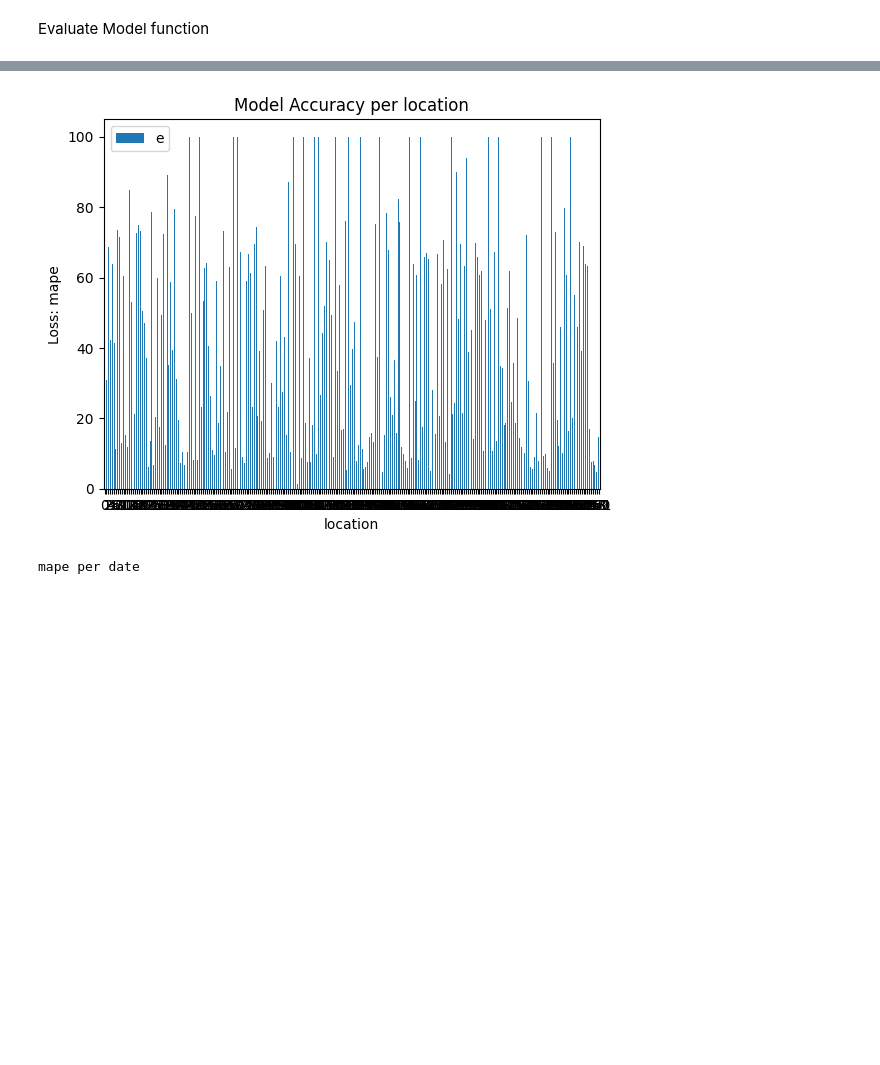
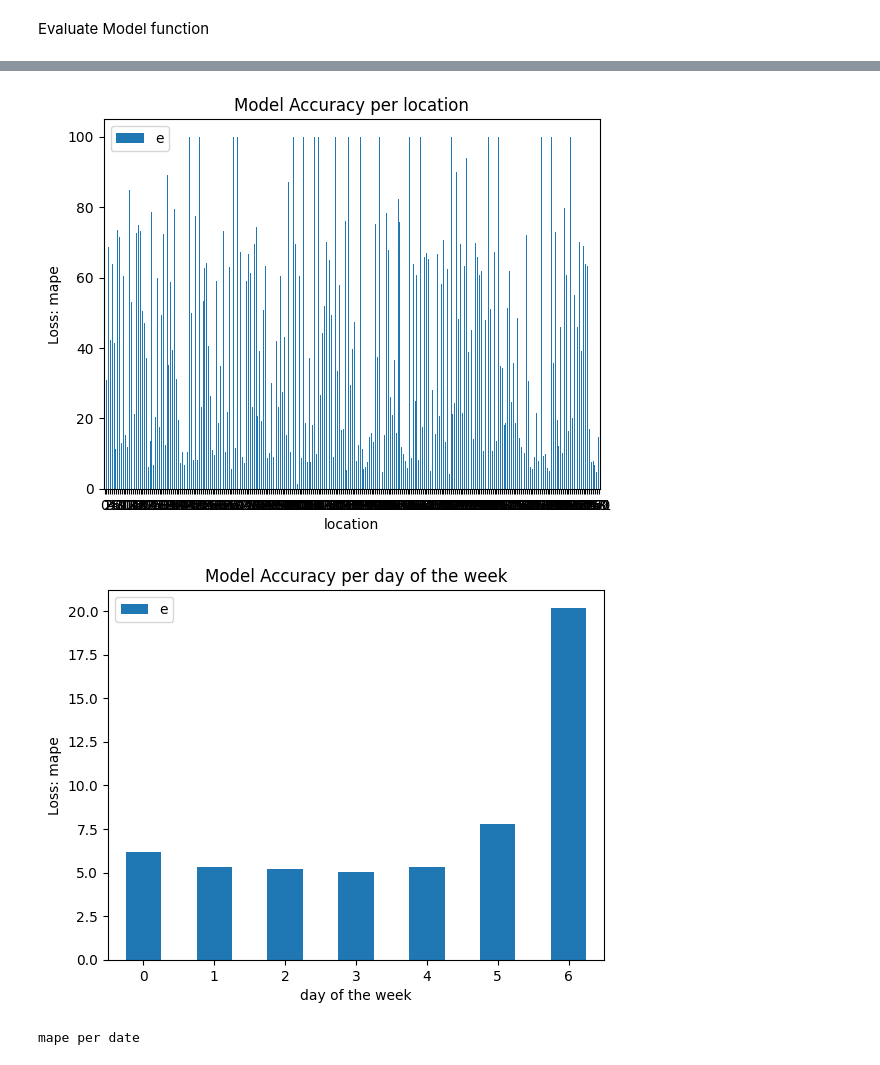
Before and after one commit to danaeis/shoofer-demand-prediction, a Jupyter notebook: evaluation/evaluation.ipynb, the cells around one changed output, grey strips where cells are left out. Saved outputs shown, nothing was run; the diff lists cells and outputs as text; code cells hidden in the pictures; blank space fills up the shorter version.

Commit message:
fix: add loss per day of week plot

```diff
--- a/evaluation/evaluation.ipynb
+++ b/evaluation/evaluation.ipynb
@@ -61,5 +65,5 @@ def calculate_loss_mape(actual_data, predicted_data, fix_inf = 1):
 # %%
-loss_per_location, loss_per_date = calculate_loss_mape(dataset, predicted_data)
+loss_per_location, loss_per_date, loss_per_dayofweek = calculate_loss_mape(dataset, predicted_data)
 loss_per_location.head()
 # %% [output]
 |  | error |
@@ -92,9 +108,12 @@ def calculate_loss_rmse(actual_data, predicted_data):
     loss_per_location = np.sqrt(losses_df.groupby('Location').agg({'error':'mean'}))
     loss_per_date = np.sqrt(losses_df.groupby('Date').agg({'error':'mean'}))
 
-    return loss_per_location, loss_per_date
+    losses_df['day_of_week'] = losses_df['Date'].dt.dayofweek
+    loss_per_dayofweek = np.sqrt(losses_df.groupby('day_of_week').agg({'error':'mean'}))
+
+    return loss_per_location, loss_per_date, loss_per_dayofweek
 # %%
-rmse_loss_per_location, rmse_loss_per_date = calculate_loss_rmse(dataset, predicted_data)
+rmse_loss_per_location, rmse_loss_per_date, loss_per_dayofweek = calculate_loss_rmse(dataset, predicted_data)
 rmse_loss_per_location.head()
 # %% [output]
 |  | error |
@@ -151,17 +182,22 @@ def prepare_report(losses: pd.DataFrame, plot_label, method, error_limit):
 # %%
 def evaluate_model(dataset, predicted_data, method, error_limit):
     if method == 'mape':
-        loss_per_location, loss_per_date = calculate_loss_mape(dataset, predicted_data)
+        loss_per_location, loss_per_date, loss_per_dayofweek = calculate_loss_mape(dataset, predicted_data)
     elif method == 'rmse':
-        loss_per_location, loss_per_date = calculate_loss_rmse(dataset, predicted_data)
+        loss_per_location, loss_per_date, loss_per_dayofweek = calculate_loss_rmse(dataset, predicted_data)
+    else:
+        return "bad method request"
+
     date_report_df = pd.DataFrame(prepare_report(loss_per_date, 'date', method, error_limit))
     loc_report_df = pd.DataFrame(prepare_report(loss_per_location, 'location', method, error_limit))
-    return(date_report_df, loc_report_df)
+    dayofweek_report_df = pd.DataFrame(prepare_report(loss_per_dayofweek, 'day of the week', method, error_limit))
+    return(date_report_df, loc_report_df, dayofweek_report_df)
 # %%
-date_report_df, loc_report_df = evaluate_model(dataset, predicted_data, 'mape', 100)
+date_report_df, loc_report_df, dayofweek_report_df = evaluate_model(dataset, predicted_data, 'mape', 100)
 # %% [output]
 [figure]
 [figure]
+[figure, added]
 # %%
 print('mape per date')
 date_report_df.head()
```
Also changed, not shown: parts of 5 cells of this notebook, 1 other file.
